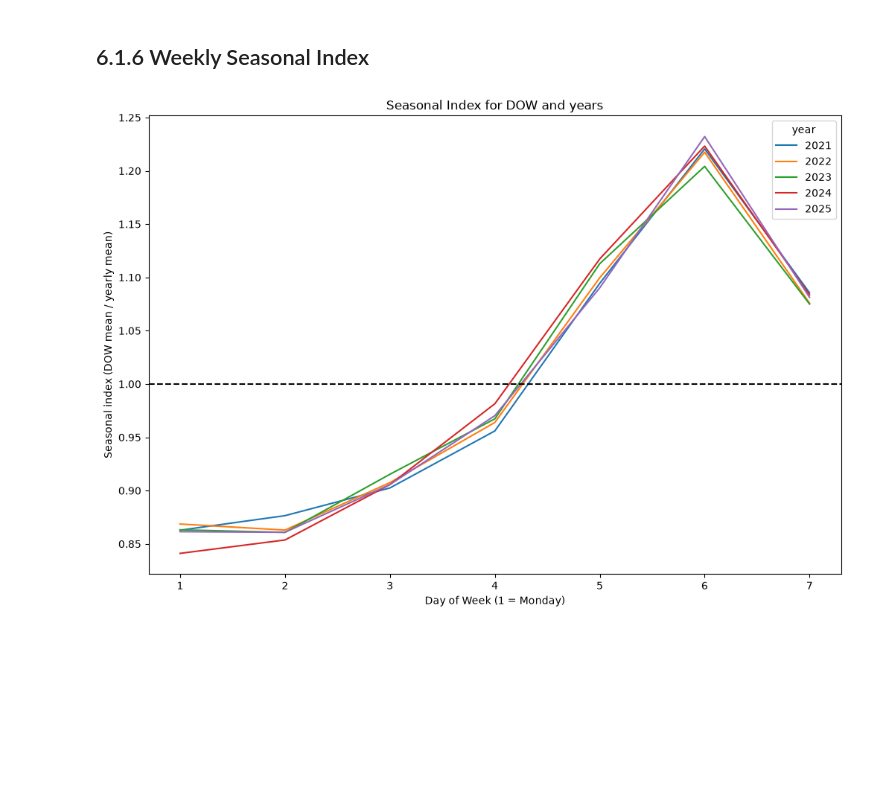
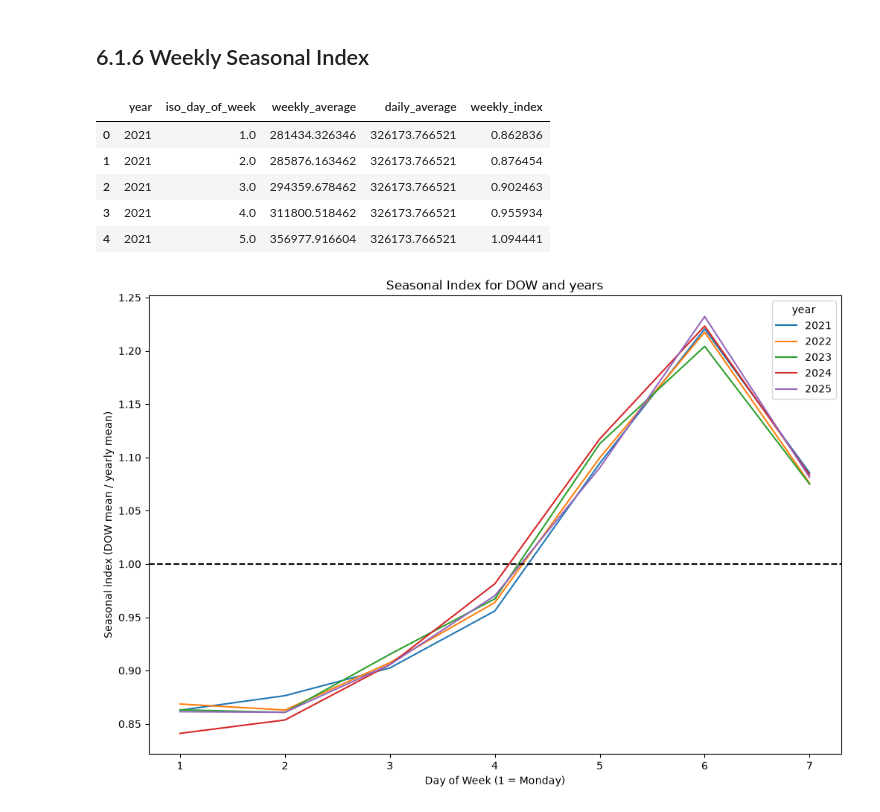
Before and after one commit to Grzegosh/sku_prediction, a Jupyter notebook: EDA.ipynb, the cells around one changed output. Cells and saved outputs as stored; diff of their text form; code cells hidden in the pictures; blank space fills up the shorter version.

```diff
--- a/EDA.ipynb
+++ b/EDA.ipynb
@@ -274,20 +275,29 @@ I excluded 2022 when building the monthly profile, because it differs from the o
 # %% [markdown]
 ## 6.1.6 Weekly Seasonal Index
 # %%
-base_weekly = fact_sales_agg_daily_calendar.groupby(
+weekly_base = fact_sales_agg_daily_calendar.groupby(
     ['year', 'iso_day_of_week']
 ).agg(
     weekly_average = ("revenue", "mean")
 ).reset_index()
 
-base_weekly['year'] = base_weekly['year'].astype(str)
+weekly_base['year'] = weekly_base['year'].astype(str)
 
-weekly_index = base_weekly.merge(
+weekly_index = weekly_base.merge(
     year_daily_average,
     on = 'year'
 )
 
-weekly_index['weekly_index'] = weekly_index['weekly_average'] / weekly_index['total_average']
+weekly_index['weekly_index'] = weekly_index['weekly_average'] / weekly_index['daily_average']
+# %%
+weekly_index.head()
+# %% [output]
+|  | year | iso_day_of_week | weekly_average | daily_average | weekly_index |
+| 0 | 2021 | 1.0 | 281434.326346 | 326173.766521 | 0.862836 |
+| 1 | 2021 | 2.0 | 285876.163462 | 326173.766521 | 0.876454 |
+| 2 | 2021 | 3.0 | 294359.678462 | 326173.766521 | 0.902463 |
+| 3 | 2021 | 4.0 | 311800.518462 | 326173.766521 | 0.955934 |
+| 4 | 2021 | 5.0 | 356977.916604 | 326173.766521 | 1.094441 |
 # %%
 plt.figure(figsize=(12,8))
 ax = sns.lineplot(
```
Also changed, not shown: parts of 13 cells of this notebook, 1 other file.
